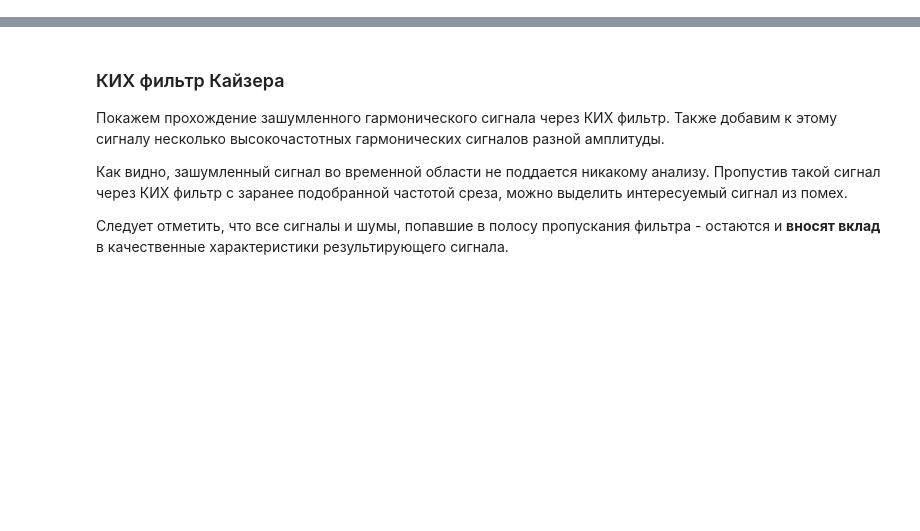
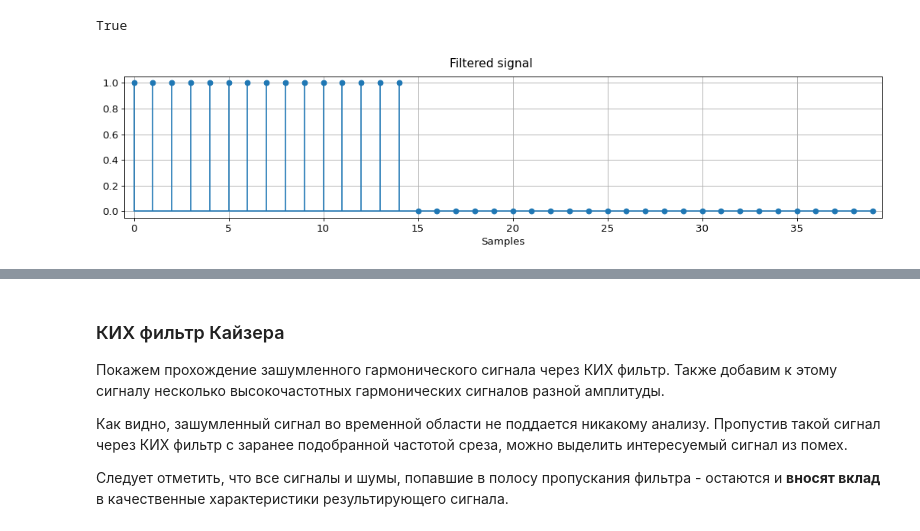
Before and after one commit to Makarov-Vitaliy/dsp, a Jupyter notebook: lab6_iir_fir_filters.ipynb, the cells around one changed output, grey strips where cells are left out. Saved outputs shown, nothing was run; the diff lists cells and outputs as text; code cells hidden in the pictures; blank space fills up the shorter version.

```diff
--- a/lab6_iir_fir_filters.ipynb
+++ b/lab6_iir_fir_filters.ipynb
@@ -496,0 +285,38 @@ ____
+# %%
+N = 40
+# Delta-function
+x = np.zeros(N)
+x[0] = 1
+
+# Number of filter taps (filter order is L-1)
+L = 15
+
+# Non-recursive (direct) form:
+# H(z) = 1 + z^(-1) + ... + z^(-14)
+b = np.ones(L)
+a = [1]
+
+y1 = lfilter(b, a, x)
+
+# Change to recursive form:
+# H(z) = (1 - z^(-15)) / (1 - z^(-1))
+b = np.zeros(L+1)
+b[0] = 1
+b[L] = -1
+
+a = [1, -1]
+y2 = lfilter(b, a, x)
+
+# Check the difference
+np.allclose(y1, y2)
+# %% [output]
+True
+# %%
+plt.figure(figsize=(16, 3), dpi=80)
+plt.stem(y2, basefmt='C0')
+plt.xlim([-0.5, N-0.5])
+plt.xlabel('Samples')
+plt.suptitle('Filtered signal')
+plt.grid(True)
+# %% [output]
+[figure, added]
```
Also changed, not shown: parts of 40 cells of this notebook.
